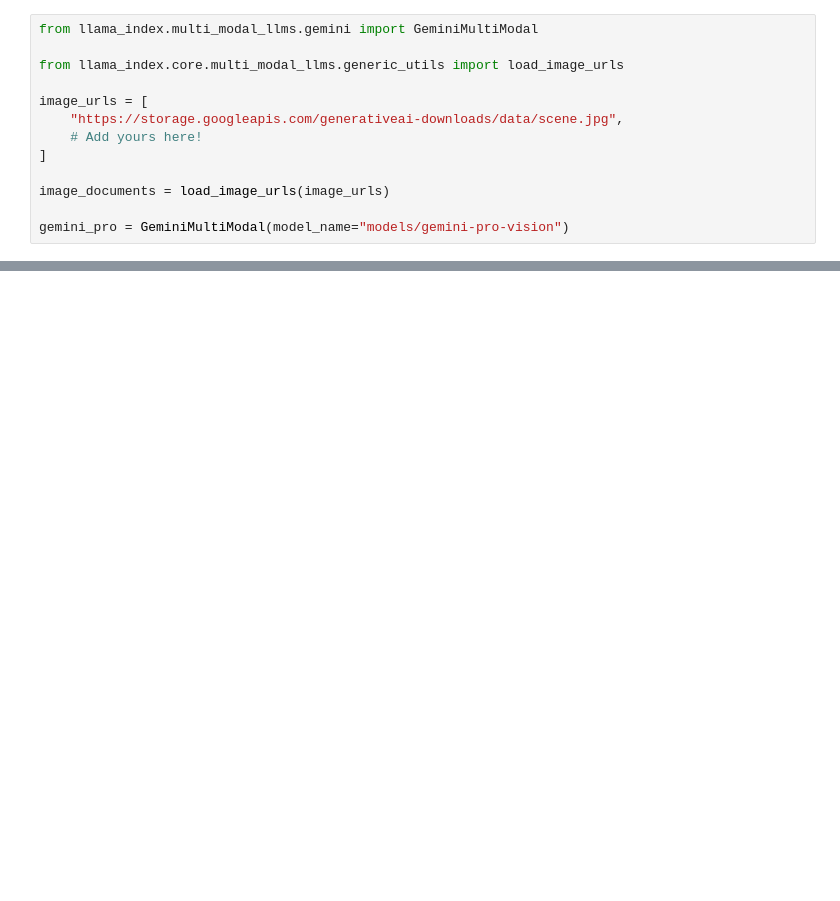
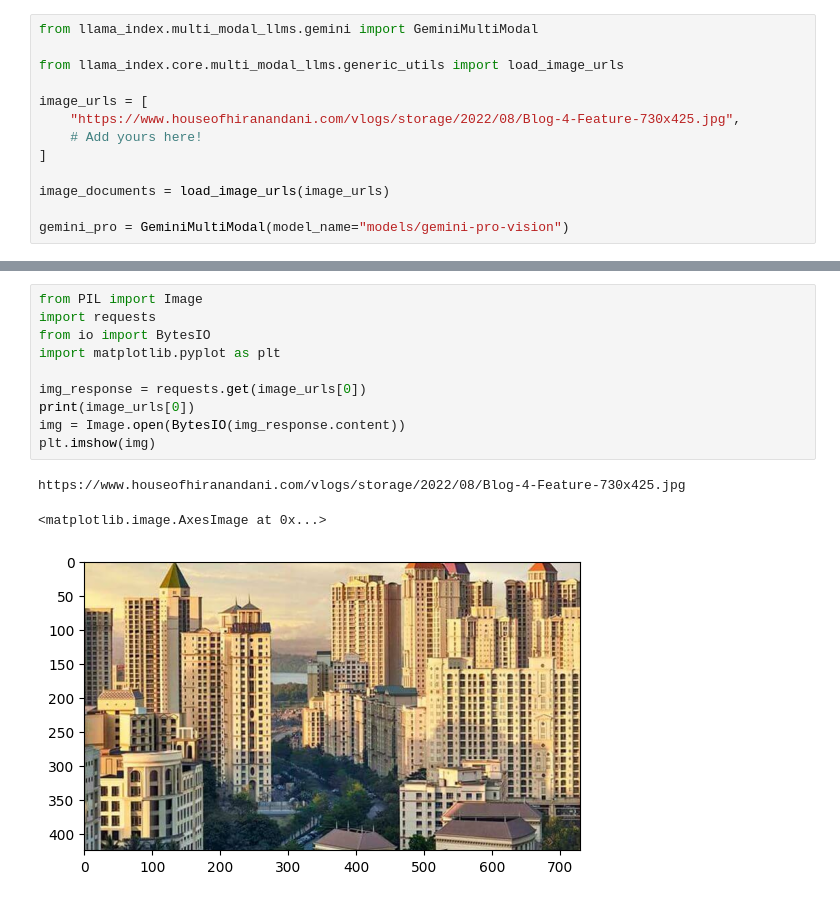
Before and after one commit to hiteshpatil237/gemini-multi-modal, a Jupyter notebook: gemini-multi-modal.ipynb, the cells around one changed output, grey strips where cells are left out. Drawn from its saved outputs; the diff is of its cells as text; blank space fills up the shorter version.

```diff
--- a/gemini-multi-modal.ipynb
+++ b/gemini-multi-modal.ipynb
@@ -13,7 +17,7 @@ from llama_index.multi_modal_llms.gemini import GeminiMultiModal
 from llama_index.core.multi_modal_llms.generic_utils import load_image_urls
 
 image_urls = [
-    "https://storage.googleapis.com/generativeai-downloads/data/scene.jpg",
+    "https://www.houseofhiranandani.com/vlogs/storage/2022/08/Blog-4-Feature-730x425.jpg",
     # Add yours here!
 ]
 
@@ -31,0 +27,14 @@ gemini_pro = GeminiMultiModal(model_name="models/gemini-pro-vision")
+# %%
+from PIL import Image
+import requests
+from io import BytesIO
+import matplotlib.pyplot as plt
+
+img_response = requests.get(image_urls[0])
+print(image_urls[0])
+img = Image.open(BytesIO(img_response.content))
+plt.imshow(img)
+# %% [output]
+https://www.houseofhiranandani.com/vlogs/storage/2022/08/Blog-4-Feature-730x425.jpg
+<matplotlib.image.AxesImage at 0x...>
+[figure, added]
```
Also changed, not shown: parts of 11 cells of this notebook, 1 other file.
